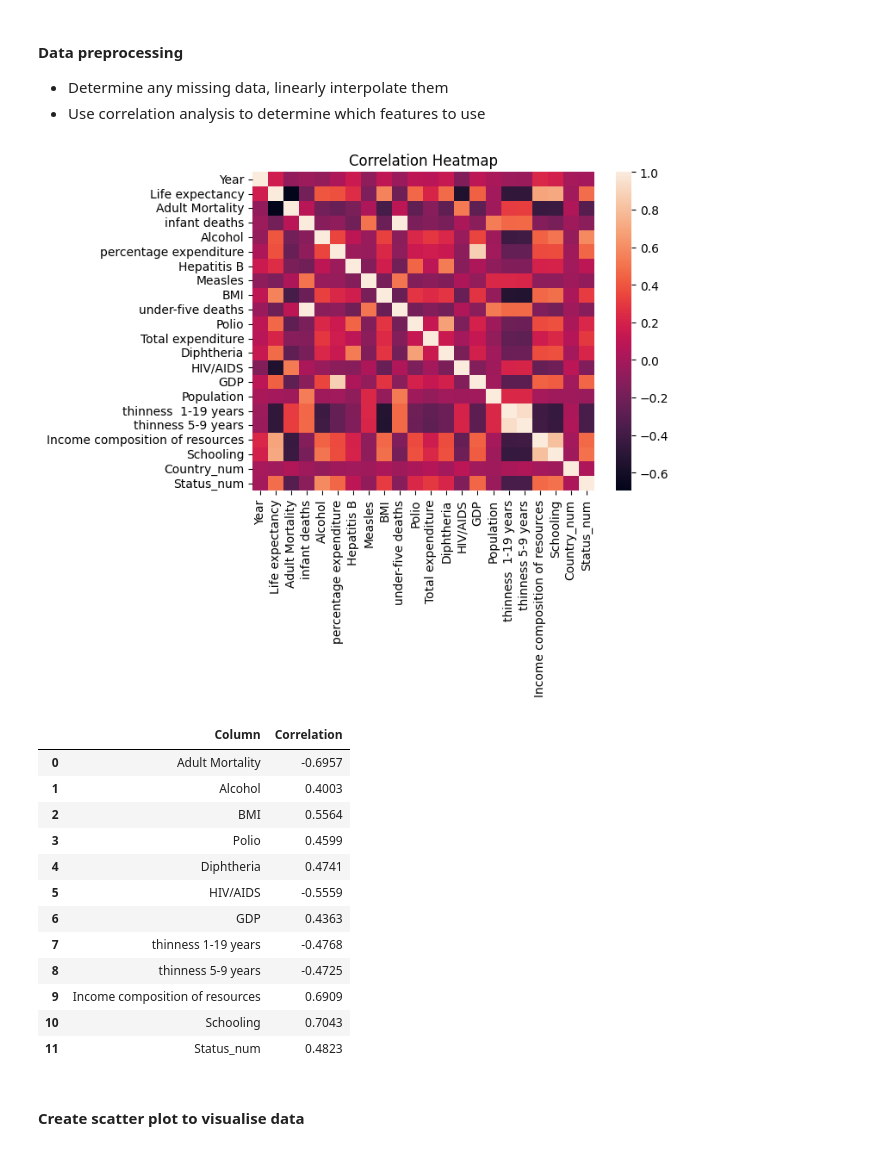
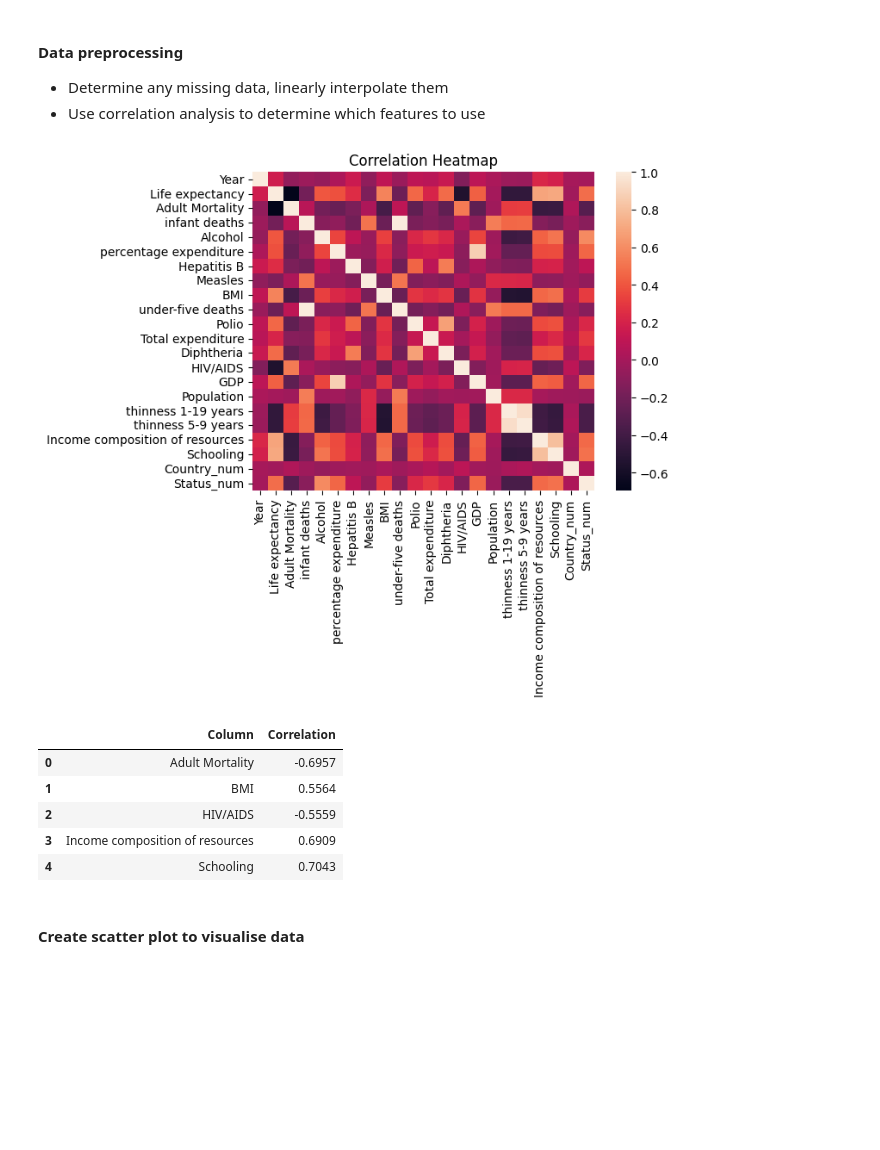
Before and after one commit to rishab-t0910/stat432_final_project, a Jupyter notebook: final_project.ipynb, the cells around one changed output. Saved outputs shown, nothing was run; the diff lists cells and outputs as text; code cells hidden in the pictures; blank space fills up the shorter version.

```diff
--- a/final_project.ipynb
+++ b/final_project.ipynb
@@ -10,6 +10,7 @@ import matplotlib.pyplot as plt
 import matplotlib.colors as mcolors
 import seaborn as sns
 import random
+import os
 
 from sklearn.linear_model import LogisticRegression
 from sklearn.cluster import KMeans
@@ -20,10 +21,11 @@ from sklearn.metrics import accuracy_score, confusion_matrix, classification_rep
 from sklearn.model_selection import RandomizedSearchCV, train_test_split
 from sklearn.tree import plot_tree
 from scipy.stats import randint
+import pydot
 
 pd.set_option('display.float_format', lambda x: '%.4f' % x)
-
-data_raw = pd.read_csv("/Users/rishabtirupathi/Desktop/UIUC/Spring 2024/STAT 432/Final Project/Life Expectancy Data.csv")
+path = "/Users/rishabtirupathi/Desktop/UIUC/Spring 2024/STAT 432/Final Project"
+data_raw = pd.read_csv(f"{path}/Life Expectancy Data.csv")
 country_list = sorted(list(set((data_raw['Country']))))
 data_raw.columns = [i.strip() for i in data_raw.columns]
 
@@ -52,39 +54,34 @@ please provide us feedback at https://github.com/pandas-dev/pandas/issues/54466
 # %%
 df = data_raw.copy()
 
 ## Make categorical variables in quantitative
 df['Country_num'] = df['Country'].apply(lambda x: country_list.index(x) + 1)
 df['Status_num'] = df['Status'].apply(lambda x: 0 if x == 'Developing' else 1)
 df['Colour'] = df['Country'].apply(lambda x: colours[country_list.index(x)])
 
 df = df.interpolate(method = 'linear')
 
+# df.to_csv(f"{path}/Interpolated WHO Data.csv")
+
 corr_df = df.drop(columns=['Country', 'Status', 'Colour']).corr()
 sns.heatmap(corr_df)
 plt.title("Correlation Heatmap")
 plt.show()
 
 ## Consider the values which have |r| high enough (arbitrary)
 life_expectancy_corr = pd.DataFrame({"Column": corr_df.loc["Life expectancy"].index, "Correlation": corr_df.loc["Life expectancy"].values})
-life_exp_var = life_expectancy_corr[abs(life_expectancy_corr['Correlation']) >= 0.4]
+life_exp_var = life_expectancy_corr[abs(life_expectancy_corr['Correlation']) >= 0.5]
 life_exp_var = life_exp_var[life_exp_var['Column'] != 'Life expectancy'].reset_index(drop = True)
 pred = list(life_exp_var['Column'])
 life_exp_var
 # %% [output]
 [figure]
 |  | Column | Correlation |
 | 0 | Adult Mortality | -0.6957 |
-| 1 | Alcohol | 0.4003 |
-| 2 | BMI | 0.5564 |
-| 3 | Polio | 0.4599 |
-| 4 | Diphtheria | 0.4741 |
-| 5 | HIV/AIDS | -0.5559 |
-| 6 | GDP | 0.4363 |
-| 7 | thinness 1-19 years | -0.4768 |
-| 8 | thinness 5-9 years | -0.4725 |
-| 9 | Income composition of resources | 0.6909 |
-| 10 | Schooling | 0.7043 |
-| 11 | Status_num | 0.4823 |
+| 1 | BMI | 0.5564 |
+| 2 | HIV/AIDS | -0.5559 |
+| 3 | Income composition of resources | 0.6909 |
+| 4 | Schooling | 0.7043 |
 # %% [markdown]
 #### Create scatter plot to visualise data
 # %%
```
Also changed, not shown: parts of 5 cells of this notebook, 6 other files.
